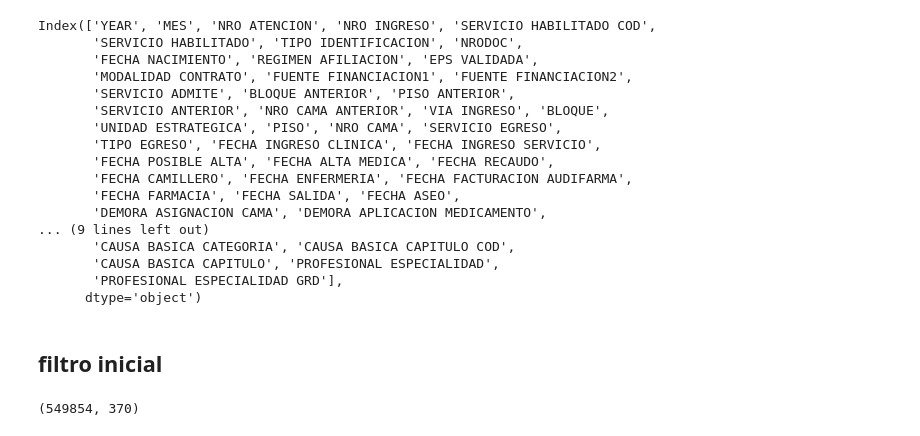
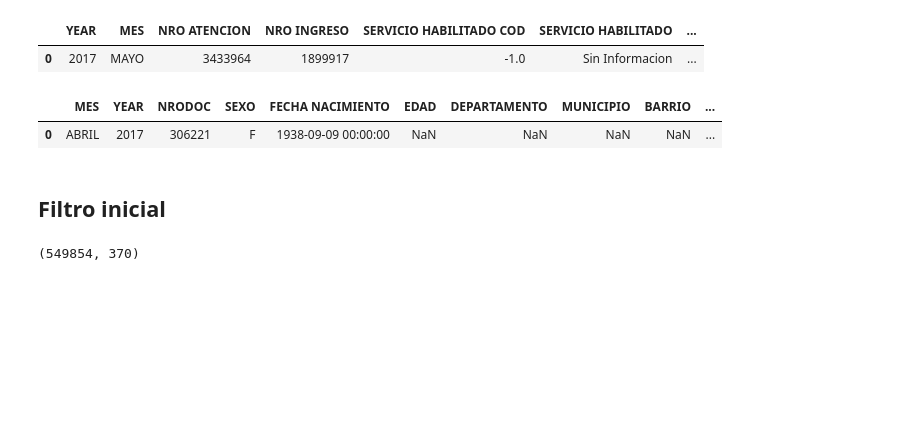
Before and after one commit to andresquinttero/Salud_Grupo4, a Jupyter notebook: analisis.ipynb, the cells around one changed output. Drawn from its saved outputs; the diff is of its cells as text; code cells hidden in the pictures; blank space fills up the shorter version.

```diff
--- a/analisis.ipynb
+++ b/analisis.ipynb
@@ -50,23 +18,15 @@ list(usuarios.columns)
-# %%
-egresos.columns
-# %% [output]
-Index(['YEAR', 'MES', 'NRO ATENCION', 'NRO INGRESO', 'SERVICIO HABILITADO COD',
-       'SERVICIO HABILITADO', 'TIPO IDENTIFICACION', 'NRODOC',
-       'FECHA NACIMIENTO', 'REGIMEN AFILIACION', 'EPS VALIDADA',
-       'MODALIDAD CONTRATO', 'FUENTE FINANCIACION1', 'FUENTE FINANCIACION2',
-       'SERVICIO ADMITE', 'BLOQUE ANTERIOR', 'PISO ANTERIOR',
-       'SERVICIO ANTERIOR', 'NRO CAMA ANTERIOR', 'VIA INGRESO', 'BLOQUE',
-       'UNIDAD ESTRATEGICA', 'PISO', 'NRO CAMA', 'SERVICIO EGRESO',
-       'TIPO EGRESO', 'FECHA INGRESO CLINICA', 'FECHA INGRESO SERVICIO',
-       'FECHA POSIBLE ALTA', 'FECHA ALTA MEDICA', 'FECHA RECAUDO',
-       'FECHA CAMILLERO', 'FECHA ENFERMERIA', 'FECHA FACTURACION AUDIFARMA',
-       'FECHA FARMACIA', 'FECHA SALIDA', 'FECHA ASEO',
-       'DEMORA ASIGNACION CAMA', 'DEMORA APLICACION MEDICAMENTO',
-... (9 lines left out)
-       'CAUSA BASICA CATEGORIA', 'CAUSA BASICA CAPITULO COD',
-       'CAUSA BASICA CAPITULO', 'PROFESIONAL ESPECIALIDAD',
-       'PROFESIONAL ESPECIALIDAD GRD'],
-      dtype='object')
+# %%
+#mostrar egresos
+egresos.head(1)
+# %% [output]
+|  | YEAR | MES | NRO ATENCION | NRO INGRESO | SERVICIO HABILITADO COD | SERVICIO HABILITADO | ... |
+| 0 | 2017 | MAYO | 3433964 | 1899917 | -1.0 | Sin Informacion | ... |
+# %%
+#mostrar usuarios
+usuarios.head(1)
+# %% [output]
+|  | MES | YEAR | NRODOC | SEXO | FECHA NACIMIENTO | EDAD | DEPARTAMENTO | MUNICIPIO | BARRIO | ... |
+| 0 | ABRIL | 2017 | 306221 | F | 1938-09-09 00:00:00 | NaN | NaN | NaN | NaN | ... |
 # %% [markdown]
-## filtro inicial
+## Filtro inicial
 # %%
```
Also changed, not shown: parts of 25 cells of this notebook.
